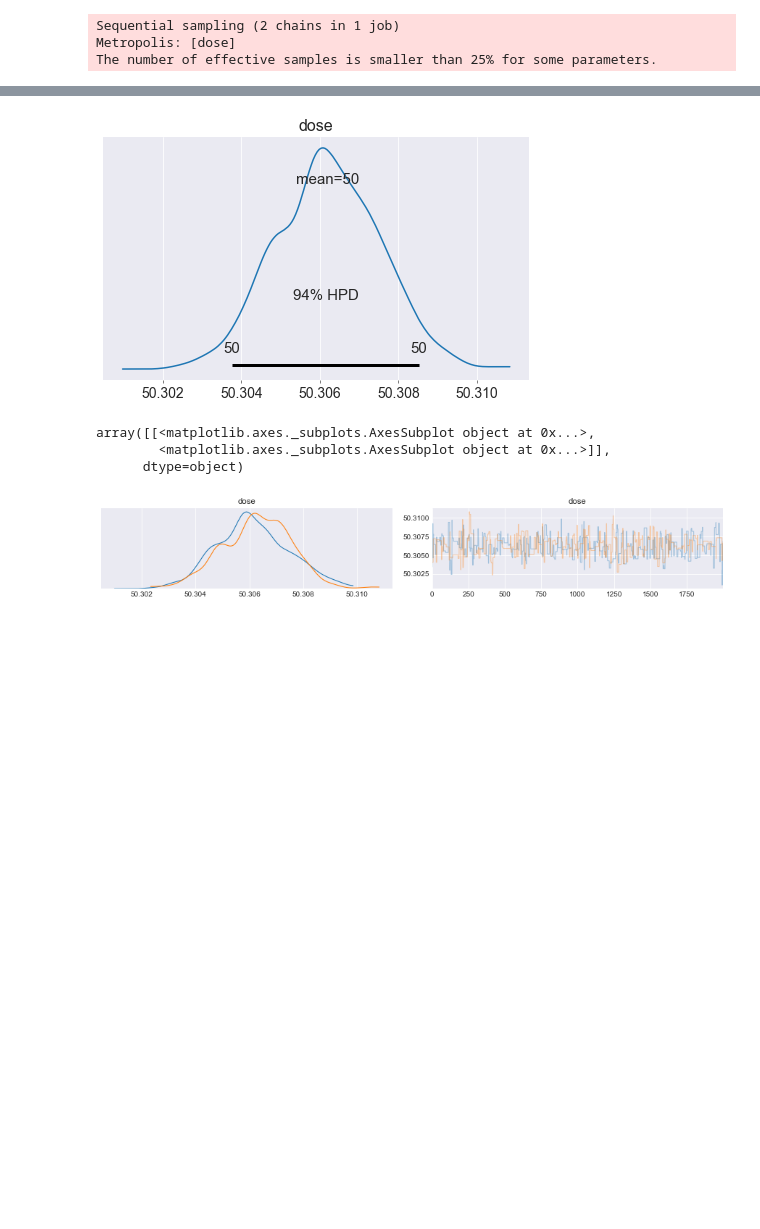
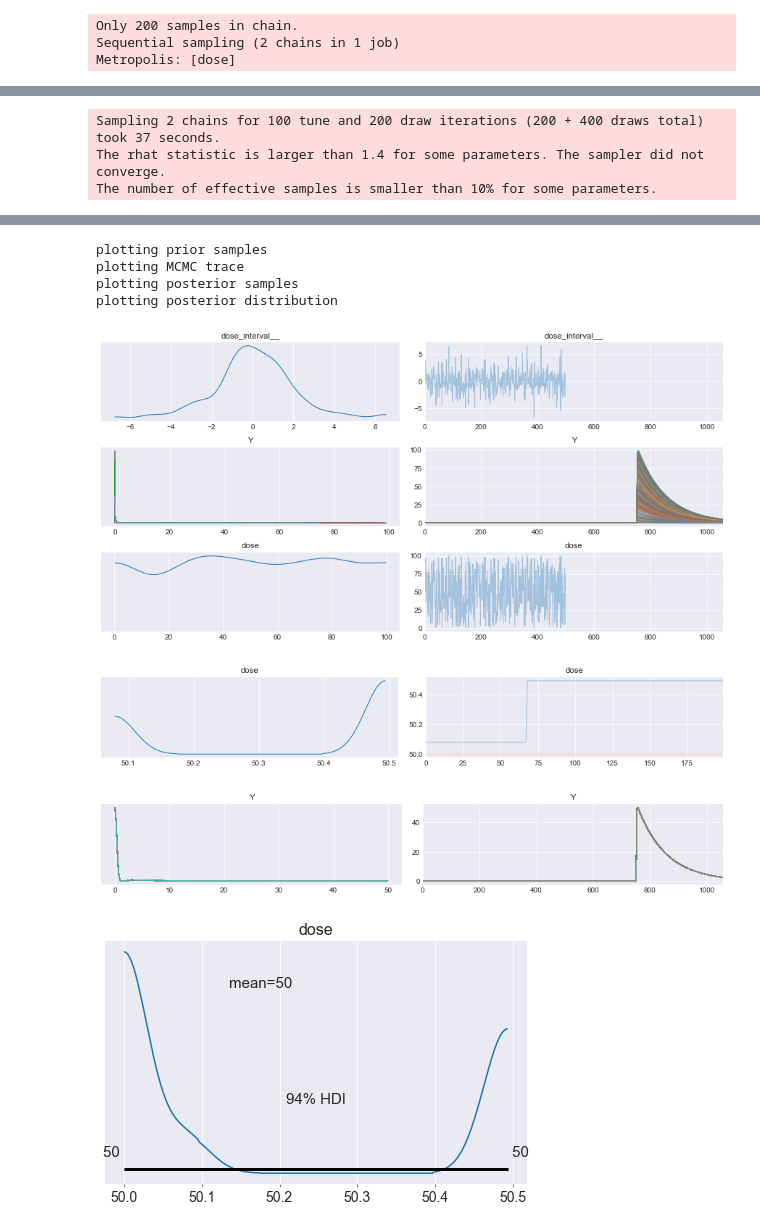
Before and after one commit to reidwyde/trazdox, a Jupyter notebook: refactor/ode_stiff_solve.ipynb, the cells around one changed output, grey strips where cells are left out. Drawn from its saved outputs; the diff is of its cells as text; code cells hidden in the pictures; blank space fills up the shorter version.

```diff
--- a/refactor/ode_stiff_solve.ipynb
+++ b/refactor/ode_stiff_solve.ipynb
@@ -7,7 +7,12 @@ import matplotlib.pyplot as plt
 from scipy.integrate import odeint, solve_ivp
 import arviz as az
 import theano
-import numba
+#import numba
+
+import warnings
+warnings.filterwarnings("ignore")
+
+
 
 plt.style.use('seaborn-darkgrid')
 np.random.seed(20394)
@@ -101,14 +106,22 @@ with pm.Model() as model:
 
     #step = pm.Slice()
     step = pm.Metropolis()
-    trace = pm.sample(2000, tune=1000, cores=1, step=step)
+    trace = pm.sample(200, tune=100, cores=1, step=step)
+    #trace = pm.sample(2000, tune=1000, target_accept = 0.9, cores=1, step=step)
     posterior_predictive = pm.sample_posterior_predictive(trace)
     data = az.from_pymc3(trace=trace, prior=prior, posterior_predictive=posterior_predictive)
 
-az.plot_posterior(data);
+    print("plotting prior samples")
+    az.plot_trace(prior)
+    print("plotting MCMC trace")
+    az.plot_trace(trace)
+    print("plotting posterior samples")
+    az.plot_trace(posterior_predictive)
+    print("plotting posterior distribution")
+    az.plot_posterior(data)
 # %% [output]
 1
 [figure]
+Only 200 samples in chain.
 Sequential sampling (2 chains in 1 job)
 Metropolis: [dose]
-The number of effective samples is smaller than 25% for some parameters.
@@ -114,0 +130,3 @@ The number of effective samples is smaller than 25% for some parameters.
+Sampling 2 chains for 100 tune and 200 draw iterations (200 + 400 draws total) took 37 seconds.
+The rhat statistic is larger than 1.4 for some parameters. The sampler did not converge.
+The number of effective samples is smaller than 10% for some parameters.
@@ -115,8 +134,8 @@ The number of effective samples is smaller than 25% for some parameters.
+plotting prior samples
+plotting MCMC trace
+plotting posterior samples
+plotting posterior distribution
-[figure, old version]
+[figure, new version]
+[figure, added]
+[figure, added]
+[figure, added]
-# %%
-az.plot_trace(trace)
-# %% [output]
-array([[<matplotlib.axes._subplots.AxesSubplot object at 0x...>,
-        <matplotlib.axes._subplots.AxesSubplot object at 0x...>]],
-      dtype=object)
-[figure, removed]
```
Also changed, not shown: parts of 1 cell of this notebook, 2 other files.
